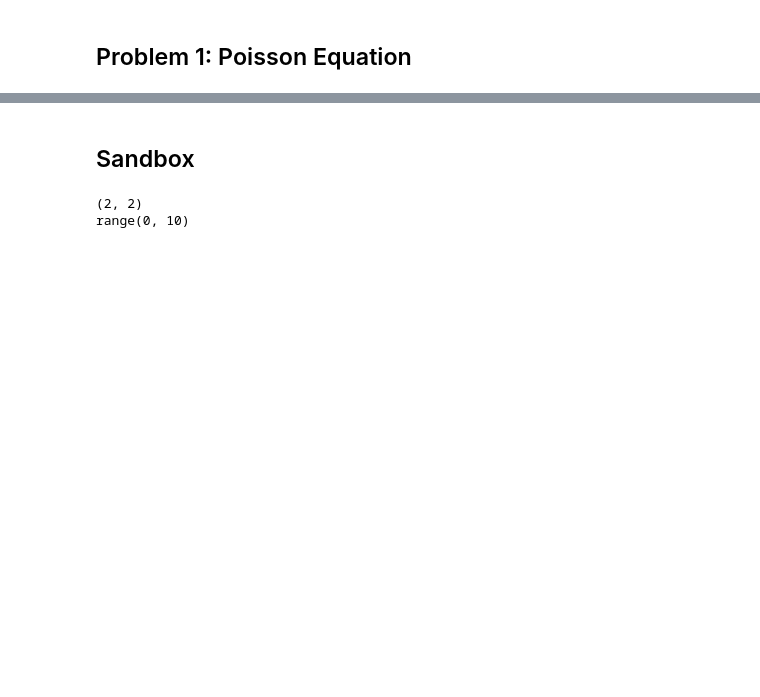
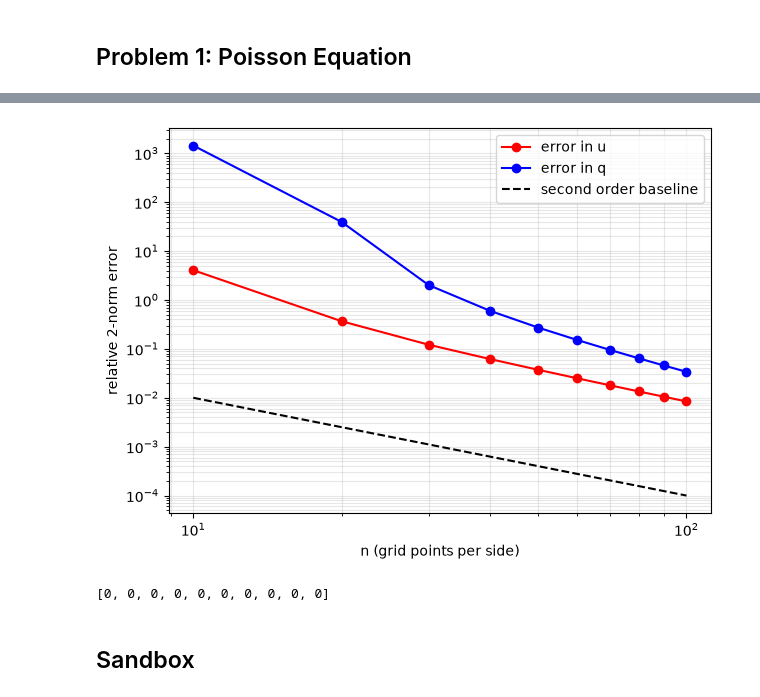
Before and after one commit to sgravelle/pde_hw2, a Jupyter notebook: hw2.ipynb, the cells around one changed output, grey strips where cells are left out. Saved outputs shown, nothing was run; the diff lists cells and outputs as text; code cells hidden in the pictures; blank space fills up the shorter version.

```diff
--- a/hw2.ipynb
+++ b/hw2.ipynb
@@ -128,16 +222,53 @@ fig1.savefig("error_plot1.pdf", bbox_inches="tight")
+# %%
+# Plot error for immersed boundary problem
+
+num_gpts2 = np.arange(10, 101, 10)
+
+sols_u = [full_sol(n, f_rhs, f_manu, domain2pi)[0] for n in num_gpts2]
+exacts_u = [gridify(f_manu, n, domain2pi) for n in num_gpts2]
+errors_u = [la.norm(sols_u[idx] - exacts_u[idx]) / la.norm(exacts_u[idx]) for idx in range(len(num_gpts2))]
+
+# Plot exact solution on immersed boundary
+# Like gridify but for the ib.
+def put_on_circle(func, N, borders):
+    Nib, Xib, Yib = circle_grid(N, borders)
+    circle_func = np.zeros(Nib)
+
+    for k in range(Nib):
+        circle_func[k] = func(Xib[k], Yib[k])
+
+    return circle_func
+
+sols_q = [full_sol(n, f_rhs, f_manu, domain2pi)[1] for n in num_gpts2]
+# exacts_q = [put_on_circle(f_manu, n, domain2pi) for n in num_gpts2] # NO THIS IS WRONG IT USES F NOT Q
+# For this problem, the correct charge is q=0 everywhere!
+errors_q = [la.norm(sols_q[idx]) for idx in range(len(num_gpts2))]
+
+fig2, ax2 = plt.subplots(figsize=(7, 5))
+ax2.loglog(num_gpts2, errors_u, "o-", color="red", label="error in u")
+ax2.loglog(num_gpts2, errors_q, "o-", color="blue", label="error in q")
+
+ax2.loglog(num_gpts2, 1/(num_gpts2*num_gpts2), "--", color="black", label="second order baseline") # Second order reference
+
+ax2.set_xlabel("n (grid points per side)")
+ax2.set_ylabel("relative 2-norm error")
+ax2.grid(True, which="both", alpha=0.3)
+ax2.legend()
+plt.show()
+
+fig2.savefig("error_plot2.pdf", bbox_inches="tight")
+
+info_list = [full_sol(n, f_rhs, f_manu, domain2pi)[2] for n in num_gpts2]
+
+print(info_list)
+# %% [output]
+[figure, added]
+[0, 0, 0, 0, 0, 0, 0, 0, 0, 0]
 # %% [markdown]
 ## Sandbox
 # %%
 def foo(x,y):
     x = x + 1
     y += 1
-    return (x,y)
-
-print(foo(1,1))
-
-is_list = range(10)
-
-print(is_list)
+    z = x+y
+    return (x,y,z)
-# %% [output]
-(2, 2)
-range(0, 10)
```
Also changed, not shown: parts of 5 cells of this notebook, 7 other files.
